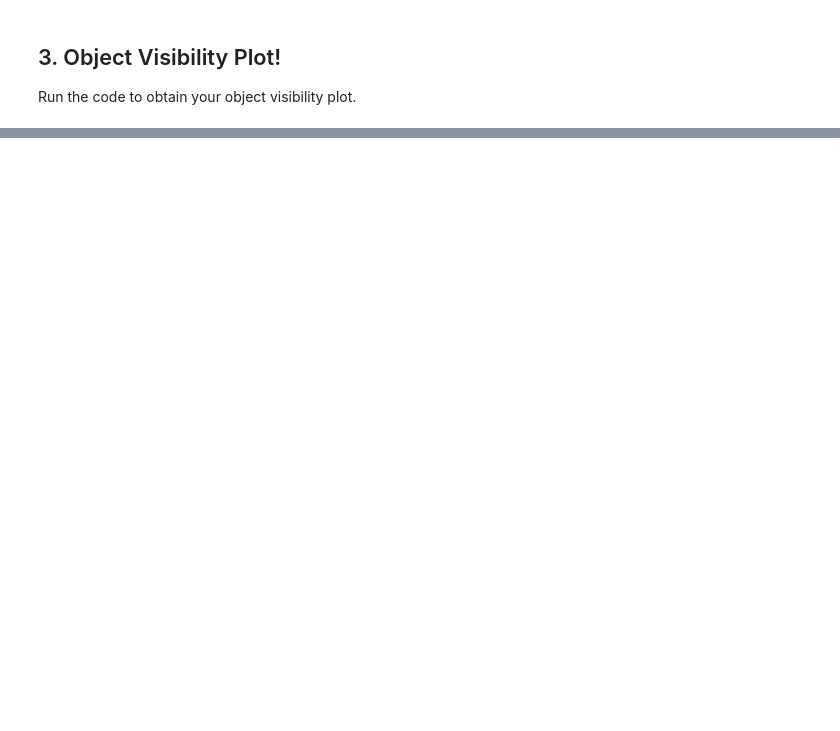
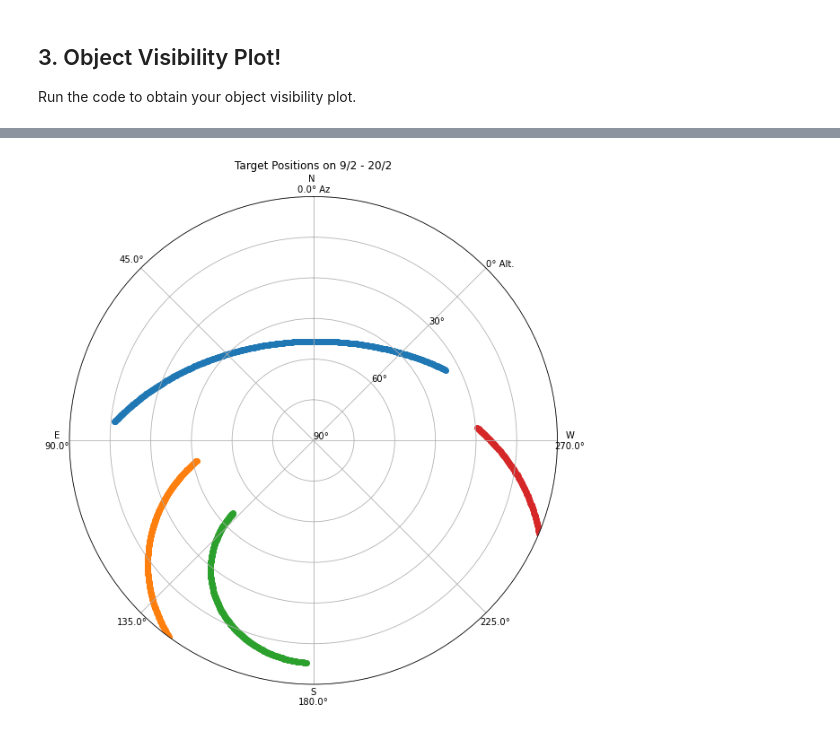
Before and after one commit to awesomecosmos/NEOExchange-Observations-Planner, a Jupyter notebook: NEOExchange-Obs-Planner.ipynb, the cells around one changed output, grey strips where cells are left out. Saved outputs shown, nothing was run; the diff lists cells and outputs as text; code cells hidden in the pictures; blank space fills up the shorter version.

```diff
--- a/NEOExchange-Obs-Planner.ipynb
+++ b/NEOExchange-Obs-Planner.ipynb
@@ -89,21 +131,20 @@ for my_target in my_targets:
 # %%
 # defining midnight for calculation purposes
-delta_midnight = np.linspace(-2, 7, 100)*u.hour
+delta_midnight = np.linspace(-12, 12, len(skycoord_targets_lst[0])) * u.hour
+times = midnight + delta_midnight
 
-# calculations of altitude/azimuths of object
-target_altaz =[]
-target_altazs=[]
+# creating an Alt/Az frame for calculation purposes
+altazframe = AltAz(obstime=times, location=obs_location)
 
-for a_target in skycoord_targets_lst:
-    target_altaz.append(a_target.transform_to(AltAz(obstime=obs_start_time,location=obs_location)))
-    target_altazs.append(a_target.transform_to(AltAz(obstime=midnight+delta_midnight, location=obs_location)))
+# finding the Alt/Az information for the Sun and Moon
+sunaltazs = get_sun(times).transform_to(altazframe)
+moonaltazs = get_moon(times).transform_to(altazframe)
 
-# calculations for plotting purposes
-delta_midnight = np.linspace(-12, 12, 1000)*u.hour
-times = midnight + delta_midnight
-altazframe = AltAz(obstime=times, location=obs_location)
-sunaltazs = get_sun(times).transform_to(altazframe)
-
+# finding the Alt/Az information for your targets
 target_altazs = []
 for target in skycoord_targets_lst:
     target_altazs.append(target.transform_to(altazframe))
+# %%
+# calculations for Target Position Plot
+dt = obs_time_range[1] - obs_time_range[0]
+target_position_plot_times = obs_time_range[0] + dt * np.linspace(0,1,len(skycoord_targets_lst[0]))
@@ -189,0 +249,18 @@ for i in range(len(target_altazs)):
+# %%
+# Target Position Plot
+
+# changing directory to Plots subfolder
+os.chdir("Plots/")
+
+plt.figure(figsize=(10,10))
+for target in fixed_targets_lst:
+    plots.plot_sky(target, observatory, target_position_plot_times)
+plt.title("Target Positions on {}".format(obs_dates_display))
+# plt.legend()
+plt.savefig('TargetPositions_{}.png'.format(obs_dates_save))
+plt.show()
+
+# changing directory back to main folder
+os.chdir("C://Users//ave41//OneDrive - University of Canterbury//ASTR391 Research Project//Code//Obs Planning Code//NEOExchange-Observations-Planner")
+# %% [output]
+[figure, added]
```
Also changed, not shown: parts of 18 cells of this notebook, 1 other file.
